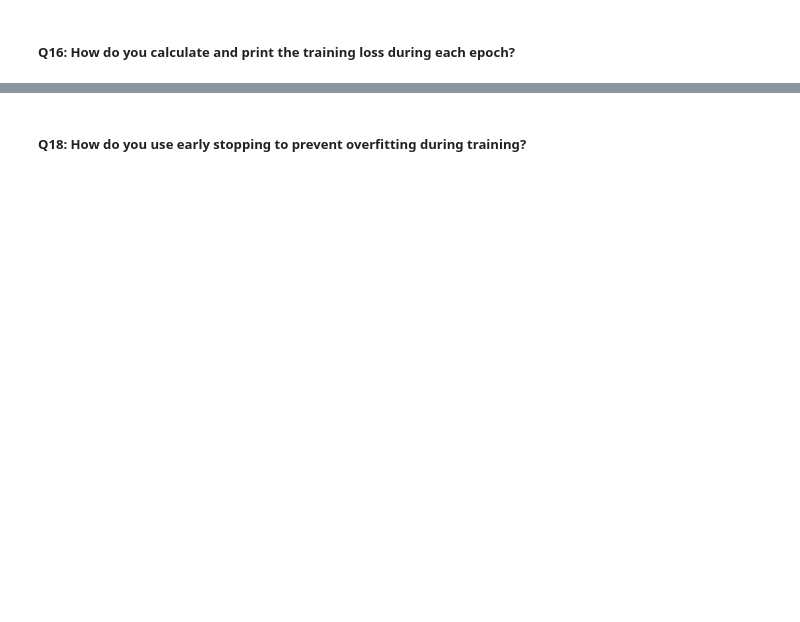
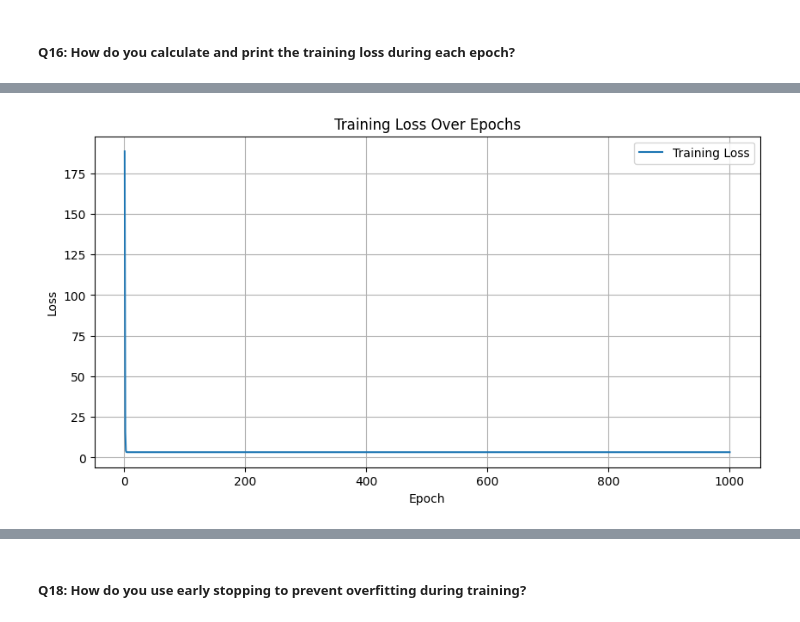
Before and after one commit to fellmir/pyTorchBasis, a Jupyter notebook: 00-basic-examples/example1/01-notebooks/02_linear_regression.ipynb, the cells around one changed output, grey strips where cells are left out. Cells and saved outputs as stored; diff of their text form; code cells hidden in the pictures; blank space fills up the shorter version.

```diff
--- a/00-basic-examples/example1/01-notebooks/02_linear_regression.ipynb
+++ b/00-basic-examples/example1/01-notebooks/02_linear_regression.ipynb
@@ -235,0 +810,34 @@ This equation is known as the **normal equation** and provides the least-squares
+# %%
+# Redefine the model
+class LinearRegressionModel(nn.Module):
+    def __init__(self):
+        super(LinearRegressionModel, self).__init__()
+        self.linear = nn.Linear(1, 1)  # One input and one output feature
+
+    def forward(self, x):
+        return self.linear(x)
+# %%
+# Modify the training loop to record loss
+model = LinearRegressionModel()
+
+criterion = nn.MSELoss()
+
+optimizer = optim.SGD(model.parameters(), lr=0.01)
+
+num_epochs = 1000
+train_losses = []  # List to store the training losses
+
+for epoch in range(num_epochs):
+    outputs = model(X_train_tensor)
+
+    loss = criterion(outputs, y_train_tensor)
+
+    optimizer.zero_grad()  # Zero the gradients
+    loss.backward()        # Backward pass to compute gradients
+    optimizer.step()       # Update the weights using the optimizer
+
+    # Record the loss
+    train_losses.append(loss.item())
+
+    if (epoch + 1) % 100 == 0:
+        print(f'Epoch [{epoch+1}/{num_epochs}], Loss: {loss.item():.4f}')
@@ -235,0 +855,12 @@ This equation is known as the **normal equation** and provides the least-squares
+# %%
+# Plot the training loss
+plt.figure(figsize=(10, 5))
+plt.plot(range(1, num_epochs + 1), train_losses, label='Training Loss')
+plt.xlabel('Epoch')
+plt.ylabel('Loss')
+plt.title('Training Loss Over Epochs')
+plt.legend()
+plt.grid(True)
+plt.show()
+# %% [output]
+[figure, added]
```
Also changed, not shown: parts of 75 cells of this notebook.
